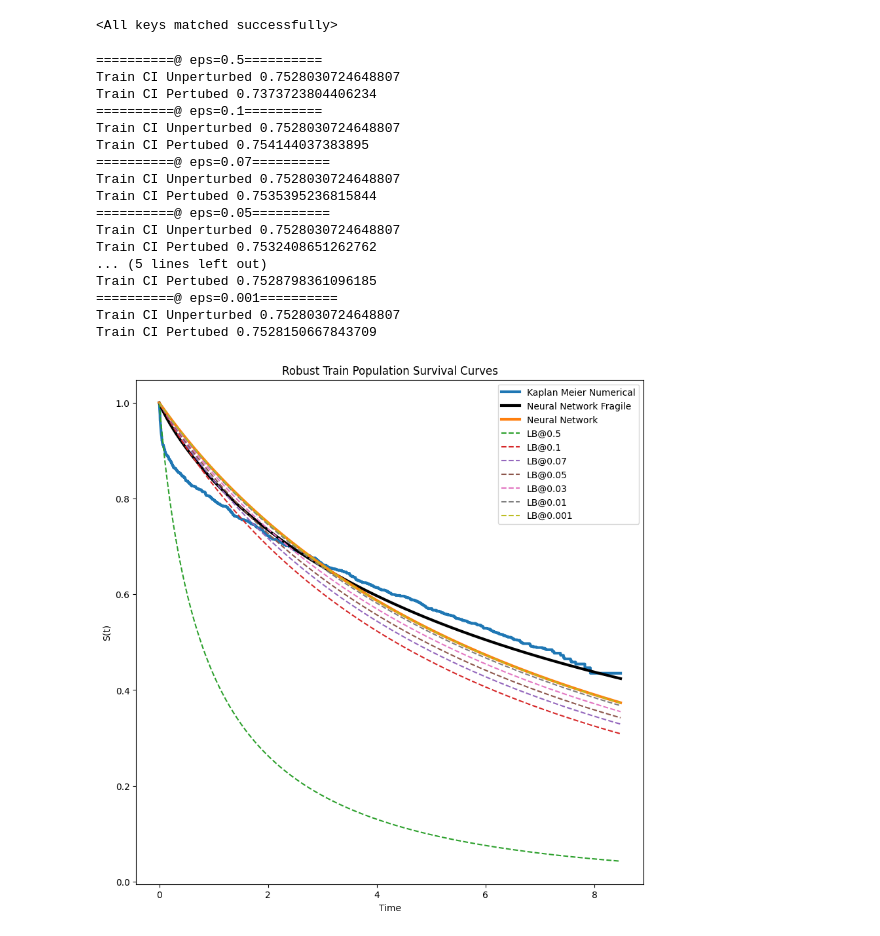
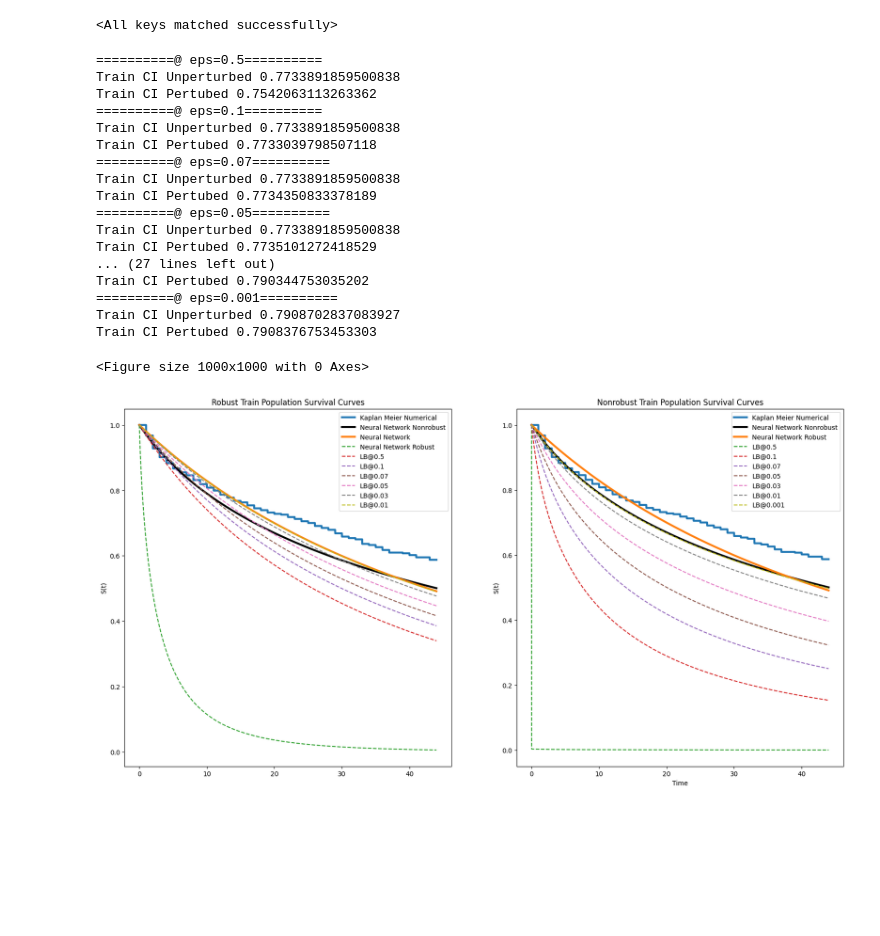
Before and after one commit to mlpotter/SAWAR, a Jupyter notebook: main_minimax.ipynb, the cells around one changed output. Saved outputs shown, nothing was run; the diff lists cells and outputs as text; code cells hidden in the pictures; blank space fills up the shorter version.

Commit message:
make some nice plots

```diff
--- a/main_minimax.ipynb
+++ b/main_minimax.ipynb
@@ -23,14 +23,14 @@ import numpy as np
 # 1. TRACE
 # 2. divorce
 # 3. Dialysis
-dataset_train,dataset_test = load_datasets("TRACE",test_size=0.2)
+dataset_train,dataset_test = load_datasets("Dialysis",test_size=0.2)
 # %%
 input_dims = dataset_train.tensors[0].shape[1]
 output_dim = 1
 hidden_dim = [15,15]
-batch_size = 32
+batch_size = 128
 print_every = 50
-lr = 1e-5
+lr = 1e-3
 # %%
 dataloader_train = DataLoader(dataset_train,batch_size=batch_size,shuffle=True)
 dataloader_test = DataLoader(dataset_test,batch_size=batch_size,shuffle=False)
@@ -289,8 +289,8 @@ Evaluating...
 # %%
 import re
 # %%
-robust_clf = Exponential_Model(input_dim=input_dims,hidden_layers=hidden_dim,output_dim=output_dim)
-robust_clf.load_state_dict({re.sub("model.","",key):value for key,value in model_loss.state_dict().items()})
+clf_robust = Exponential_Model(input_dim=input_dims,hidden_layers=hidden_dim,output_dim=output_dim)
+clf_robust.load_state_dict({re.sub("model.","",key):value for key,value in model_loss.state_dict().items()})
 # %% [output]
 <All keys matched successfully>
 # %%
@@ -310,51 +310,75 @@ def lower_bound(clf,nominal_input,epsilon):
 # %%
 plt.figure(figsize=(10,10))
 X_train,T_train,E_train = dataloader_train.dataset.tensors
 t = torch.linspace(0,T_train.max(),10000)
 
 St_fragile_given_x = clf_fragile.survival_qdf(X_train,t).detach()
 St_given_x = clf.survival_qdf(X_train,t).detach()
 kmf = KaplanMeierFitter()
 kmf.fit(durations=T_train,event_observed=E_train)
 St_kmf = kmf.predict(times=t.ravel().numpy())
 
-plt.plot(t,St_kmf,linewidth=3)
-plt.plot(t,St_fragile_given_x.mean(0),'k-',linewidth=3)
-plt.plot(t,St_given_x.mean(0),linewidth=3)
+
+fig,axes = plt.subplots(1,2,figsize=(20,10))
+axes[0].plot(t,St_kmf,linewidth=3)
+axes[0].plot(t,St_fragile_given_x.mean(0),'k-',linewidth=3)
+axes[0].plot(t,St_given_x.mean(0),linewidth=3)
 
 epsilons = [0.5,0.1,0.07,0.05,0.03,0.01,0.001]
 for epsilon in epsilons:
-    lb,ub = lower_bound(robust_clf,X_train,epsilon)
+    lb,ub = lower_bound(clf_robust,X_train,epsilon)
     St_lb = torch.exp(-ub*t).mean(0)
     print("="*10 + "@ eps={}".format(epsilon) + "="*10)
-    print("Train CI Unperturbed",concordance_index(event_times=T_train,predicted_scores=-robust_clf.rate_logit(X_train).detach(),event_observed=E_train))
+    print("Train CI Unperturbed",concordance_index(event_times=T_train,predicted_scores=-clf_robust.rate_logit(X_train).detach(),event_observed=E_train))
     print("Train CI Pertubed",concordance_index(event_times=T_train,predicted_scores=-ub.detach(),event_observed=E_train))
-    plt.plot(t,St_lb.detach(),'--')
+    axes[0].plot(t,St_lb.detach(),'--')
 
 
 
-plt.ylabel("S(t)"); plt.xlabel("Time")
-plt.legend(["Kaplan Meier Numerical","Neural Network Fragile","Neural Network"]+[f"LB@{epsilon}" for epsilon in epsilons])
-plt.title("Robust Train Population Survival Curves")
+axes[0].set_ylabel("S(t)"); plt.xlabel("Time")
+axes[0].legend(["Kaplan Meier Numerical","Neural Network Nonrobust","Neural Network","Neural Network Robust"]+[f"LB@{epsilon}" for epsilon in epsilons])
+axes[0].set_title("Robust Train Population Survival Curves")
+
+axes[1].plot(t,St_kmf,linewidth=3)
+axes[1].plot(t,St_fragile_given_x.mean(0),'k-',linewidth=3)
+axes[1].plot(t,St_given_x.mean(0),linewidth=3)
+
+print("NON ROBUST")
+
+for epsilon in epsilons:
+    lb,ub = lower_bound(clf_fragile,X_train,epsilon)
+    St_lb = torch.exp(-ub*t).mean(0)
+    print("="*10 + "@ eps={}".format(epsilon) + "="*10)
+    print("Train CI Unperturbed",concordance_index(event_times=T_train,predicted_scores=-clf_fragile.rate_logit(X_train).detach(),event_observed=E_train))
+    print("Train CI Pertubed",concordance_index(event_times=T_train,predicted_scores=-ub.detach(),event_observed=E_train))
+    axes[1].plot(t,St_lb.detach(),'--')
+
+
+
+axes[1].set_ylabel("S(t)"); plt.xlabel("Time")
+axes[1].legend(["Kaplan Meier Numerical","Neural Network Nonrobust","Neural Network Robust"]+[f"LB@{epsilon}" for epsilon in epsilons])
+axes[1].set_title("Nonrobust Train Population Survival Curves")
+
 plt.show()
 # %% [output]
 ==========@ eps=0.5==========
-Train CI Unperturbed 0.7528030724648807
-Train CI Pertubed 0.7373723804406234
+Train CI Unperturbed 0.7733891859500838
+Train CI Pertubed 0.7542063113263362
 ==========@ eps=0.1==========
-Train CI Unperturbed 0.7528030724648807
-Train CI Pertubed 0.754144037383895
+Train CI Unperturbed 0.7733891859500838
+Train CI Pertubed 0.7733039798507118
 ==========@ eps=0.07==========
-Train CI Unperturbed 0.7528030724648807
-Train CI Pertubed 0.7535395236815844
+Train CI Unperturbed 0.7733891859500838
+Train CI Pertubed 0.7734350833378189
 ==========@ eps=0.05==========
-Train CI Unperturbed 0.7528030724648807
-Train CI Pertubed 0.7532408651262762
-... (5 lines left out)
-Train CI Pertubed 0.7528798361096185
+Train CI Unperturbed 0.7733891859500838
+Train CI Pertubed 0.7735101272418529
+... (27 lines left out)
+Train CI Pertubed 0.790344753035202
 ==========@ eps=0.001==========
-Train CI Unperturbed 0.7528030724648807
-Train CI Pertubed 0.7528150667843709
+Train CI Unperturbed 0.7908702837083927
+Train CI Pertubed 0.7908376753453303
+<Figure size 1000x1000 with 0 Axes>
-[figure, old version]
+[figure, new version]
 # %%
 plt.figure(figsize=(10,10))
```
Also changed, not shown: parts of 10 cells of this notebook, 3 other files.
